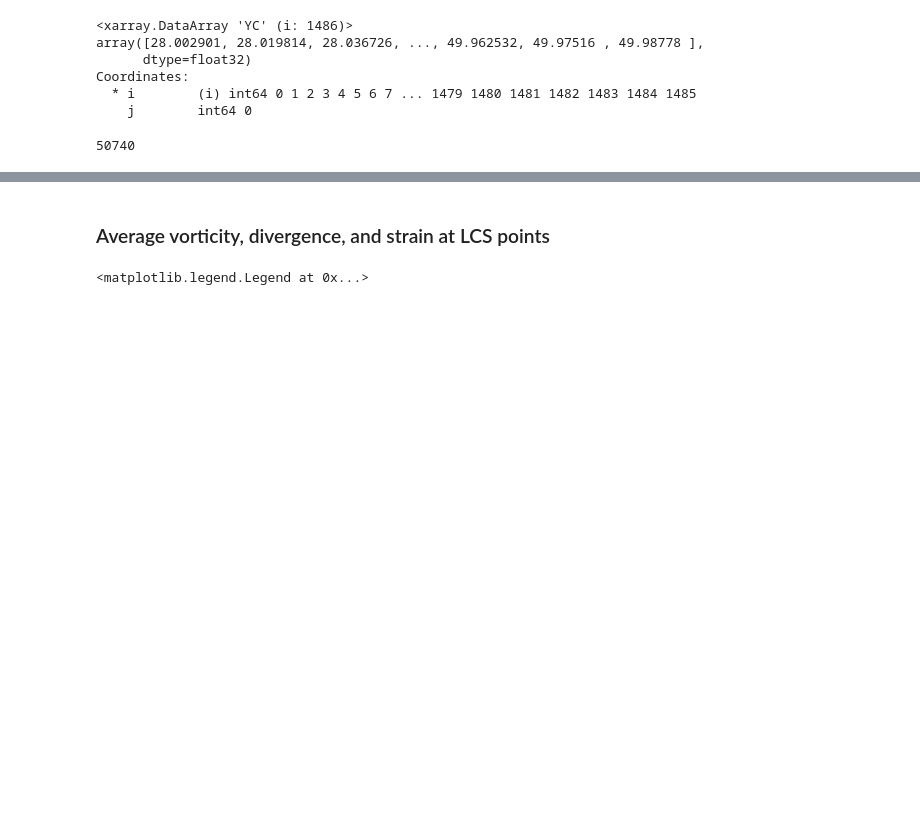
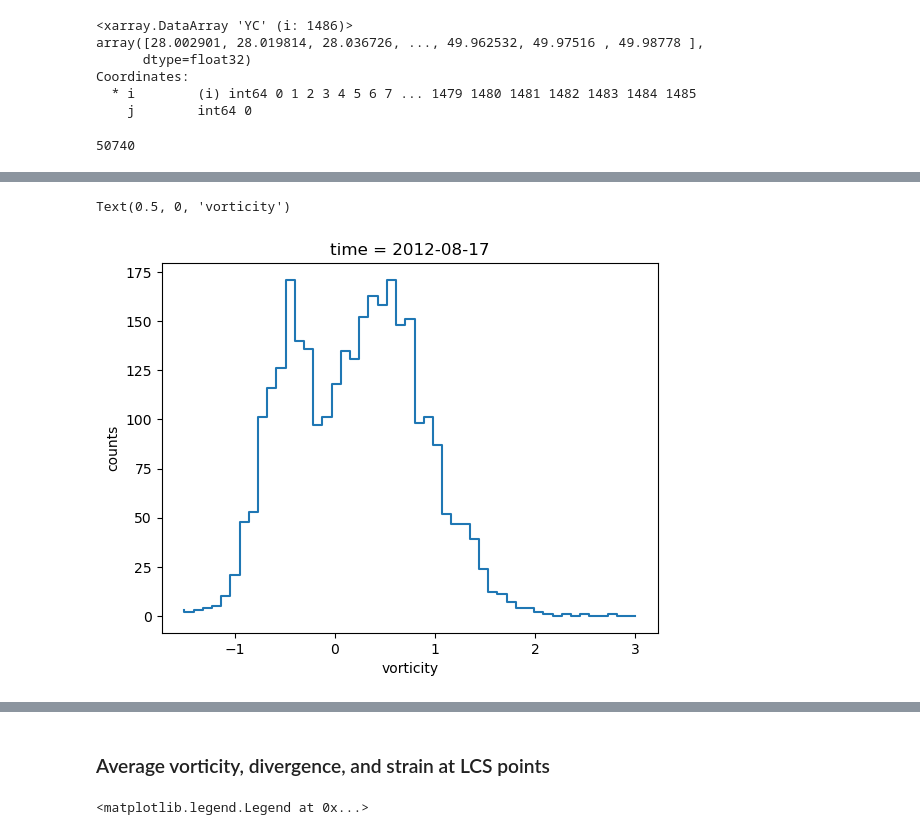
Before and after one commit to bdarbyMLML/cape_mend_SM_LCS, a Jupyter notebook: Hypothesis_1.ipynb, the cells around one changed output, grey strips where cells are left out. Drawn from its saved outputs; the diff is of its cells as text; code cells hidden in the pictures; blank space fills up the shorter version.

```diff
--- a/Hypothesis_1.ipynb
+++ b/Hypothesis_1.ipynb
@@ -344,0 +391,7 @@ strain_lcs = xr.open_mfdataset(strain_lcs_filepaths)
+# %%
+vort_dist['vort_dist_rep'].isel(time=1160).plot.step()
+plt.ylabel('counts')
+plt.xlabel('vorticity')
+# %% [output]
+Text(0.5, 0, 'vorticity')
+[figure, added]
```
Also changed, not shown: parts of 38 cells of this notebook, 1 other file.
